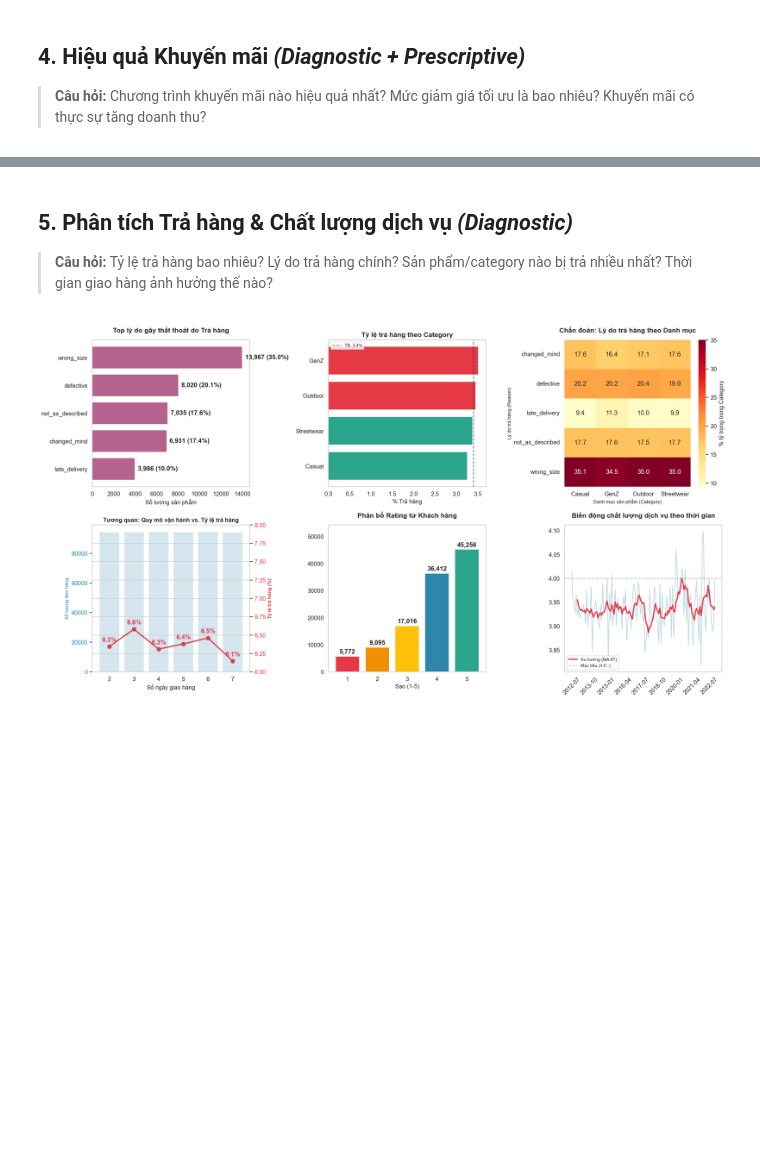
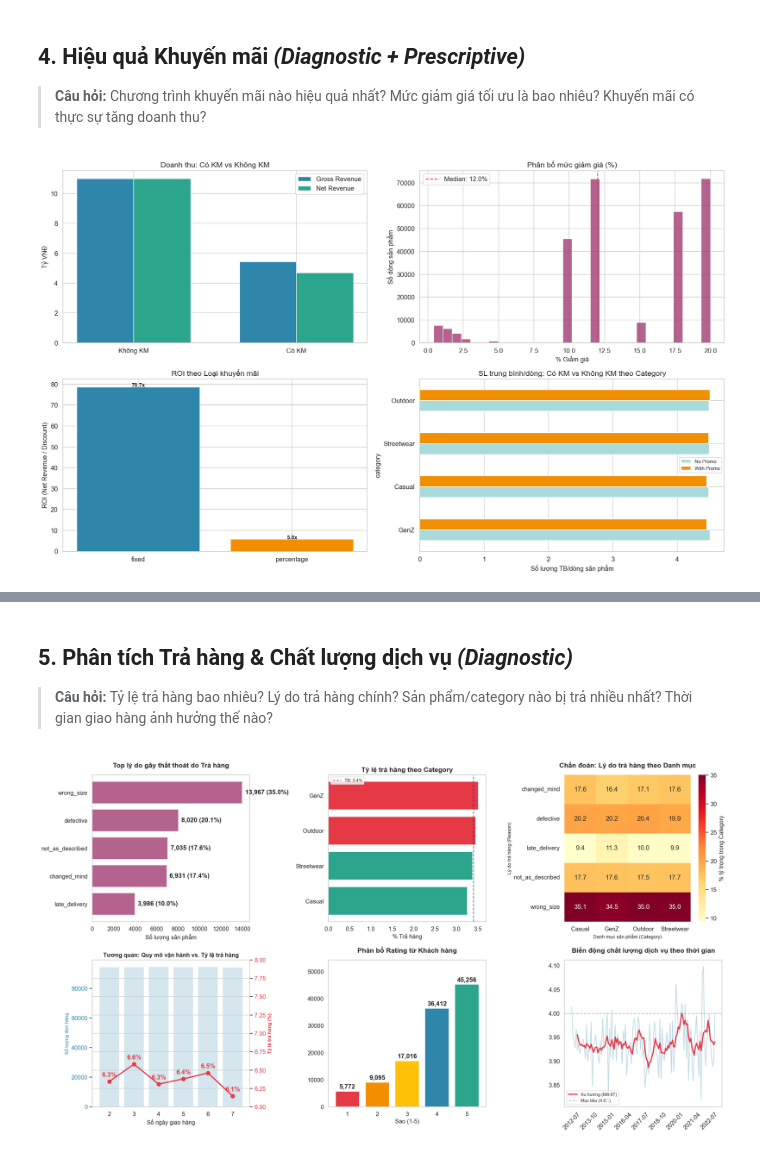
Before and after one commit to trieutienthanh284/Datathon2026, a Jupyter notebook: P2_EDA_Visualization.ipynb, the cells around one changed output, grey strips where cells are left out. Saved outputs shown, nothing was run; the diff lists cells and outputs as text; code cells hidden in the pictures; blank space fills up the shorter version.

```diff
--- a/P2_EDA_Visualization.ipynb
+++ b/P2_EDA_Visualization.ipynb
@@ -194,3 +392,85 @@ print(f"  Năm tăng trưởng mạnh nhất: {annual.loc[annual['Rev_YoY'].idxm
 ## 4. Hiệu quả Khuyến mãi *(Diagnostic + Prescriptive)*
 
 > **Câu hỏi:** Chương trình khuyến mãi nào hiệu quả nhất? Mức giảm giá tối ưu là bao nhiêu? Khuyến mãi có thực sự tăng doanh thu?
+# %%
+# Analyze promotions
+# Merge order_items with promo info
+oi_promo = order_items.merge(products[['product_id', 'category', 'segment', 'price', 'cogs']], on='product_id', how='left')
+oi_promo['has_promo'] = oi_promo['promo_id'].notna()
+oi_promo['line_revenue'] = oi_promo['quantity'] * oi_promo['unit_price']
+oi_promo['discount_pct'] = np.where(oi_promo['line_revenue'] > 0,
+                                     oi_promo['discount_amount'] / oi_promo['line_revenue'] * 100, 0)
+
+fig, axes = plt.subplots(2, 2, figsize=(18, 11))
+
+# 1. Promo vs Non-promo comparison
+promo_comp = oi_promo.groupby('has_promo').agg(
+    total_revenue=('line_revenue', 'sum'),
+    total_discount=('discount_amount', 'sum'),
+    total_qty=('quantity', 'sum'),
+    order_count=('order_id', 'nunique'),
+    avg_qty=('quantity', 'mean')
+).reset_index()
+promo_comp['net_revenue'] = promo_comp['total_revenue'] - promo_comp['total_discount']
+labels = ['Không KM', 'Có KM']
+x_pos = range(len(labels))
+bar_w = 0.35
+axes[0,0].bar([p - bar_w/2 for p in x_pos], promo_comp['total_revenue']/1e9, bar_w,
+              label='Gross Revenue', color=COLORS['primary'])
+axes[0,0].bar([p + bar_w/2 for p in x_pos], promo_comp['net_revenue']/1e9, bar_w,
+              label='Net Revenue', color=COLORS['success'])
+axes[0,0].set_xticks(x_pos); axes[0,0].set_xticklabels(labels)
+axes[0,0].set_title('Doanh thu: Có KM vs Không KM')
+axes[0,0].set_ylabel('Tỷ VNĐ'); axes[0,0].legend()
+
+# 2. Discount % distribution
+promo_items = oi_promo[oi_promo['has_promo'] & (oi_promo['discount_pct'] > 0) & (oi_promo['discount_pct'] <= 50)]
+axes[0,1].hist(promo_items['discount_pct'], bins=30, color=COLORS['secondary'], edgecolor='white', alpha=0.8)
+axes[0,1].axvline(promo_items['discount_pct'].median(), color=COLORS['danger'], linestyle='--',
+                  label=f"Median: {promo_items['discount_pct'].median():.1f}%")
+axes[0,1].set_title('Phân bổ mức giảm giá (%)')
+axes[0,1].set_xlabel('% Giảm giá'); axes[0,1].set_ylabel('Số dòng sản phẩm')
+axes[0,1].legend()
+
+# 3. Promo type effectiveness
+promo_type_stats = oi_promo[oi_promo['has_promo']].merge(
+    promotions[['promo_id', 'promo_type', 'discount_value']], on='promo_id', how='left'
+)
+type_eff = promo_type_stats.groupby('promo_type').agg(
+    total_revenue=('line_revenue', 'sum'),
+    total_discount=('discount_amount', 'sum'),
+    avg_qty=('quantity', 'mean'),
+    order_count=('order_id', 'nunique')
+).reset_index()
+type_eff['roi'] = (type_eff['total_revenue'] - type_eff['total_discount']) / type_eff['total_discount']
+axes[1,0].bar(type_eff['promo_type'], type_eff['roi'], color=[COLORS['primary'], COLORS['accent']][:len(type_eff)])
+axes[1,0].set_title('ROI theo Loại khuyến mãi')
+axes[1,0].set_ylabel('ROI (Net Revenue / Discount)')
+for i, row in type_eff.iterrows():
+    axes[1,0].text(i, row['roi'] + 0.1, f"{row['roi']:.1f}x", ha='center', fontsize=10, fontweight='bold')
+
+# 4. Avg quantity: promo vs non-promo by category
+cat_promo = oi_promo.groupby(['category', 'has_promo'])['quantity'].mean().reset_index()
+cat_pivot = cat_promo.pivot(index='category', columns='has_promo', values='quantity').fillna(0)
+cat_pivot.columns = ['No Promo', 'With Promo']
+cat_pivot = cat_pivot.sort_values('With Promo', ascending=True)
+cat_pivot.plot(kind='barh', ax=axes[1,1], color=[COLORS['light'], COLORS['accent']], edgecolor='white')
+axes[1,1].set_title('SL trung bình/dòng: Có KM vs Không KM theo Category')
+axes[1,1].set_xlabel('Số lượng TB/dòng sản phẩm')
+axes[1,1].legend(fontsize=9)
+
+plt.tight_layout(); plt.show()
+
+# Summary
+total_discount = oi_promo['discount_amount'].sum()
+promo_rev = oi_promo[oi_promo['has_promo']]['line_revenue'].sum()
+print(f"\n{'='*50}")
+print(f"🏷️ PROMOTION SUMMARY")
+print(f"{'='*50}")
+print(f"  Tổng giảm giá đã chi   : {total_discount/1e9:.2f} tỷ VNĐ")
+print(f"  DT từ đơn có KM        : {promo_rev/1e9:.1f} tỷ VNĐ")
+print(f"  % đơn hàng có KM       : {oi_promo['has_promo'].mean()*100:.1f}%")
+print(f"  Mức giảm giá TB        : {promo_items['discount_pct'].mean():.1f}%")
+print(f"  Mức giảm giá median    : {promo_items['discount_pct'].median():.1f}%")
+# %% [output]
+[figure, added]
```
Also changed, not shown: parts of 7 cells of this notebook.
